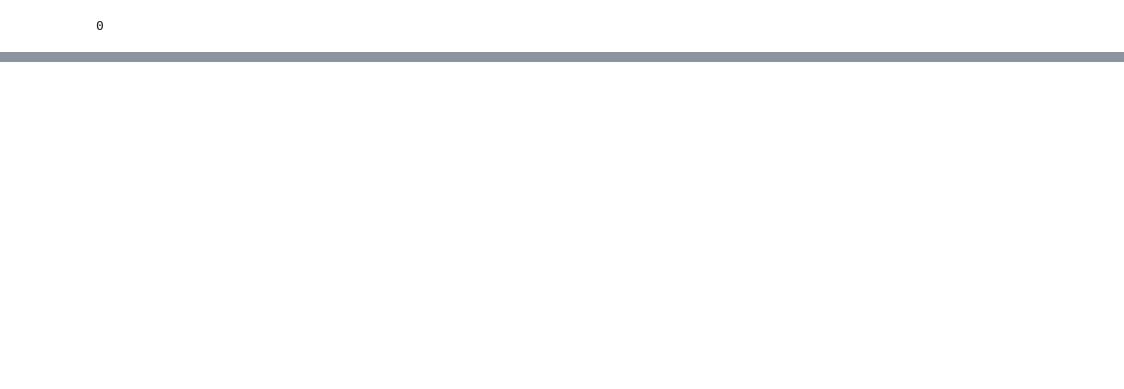
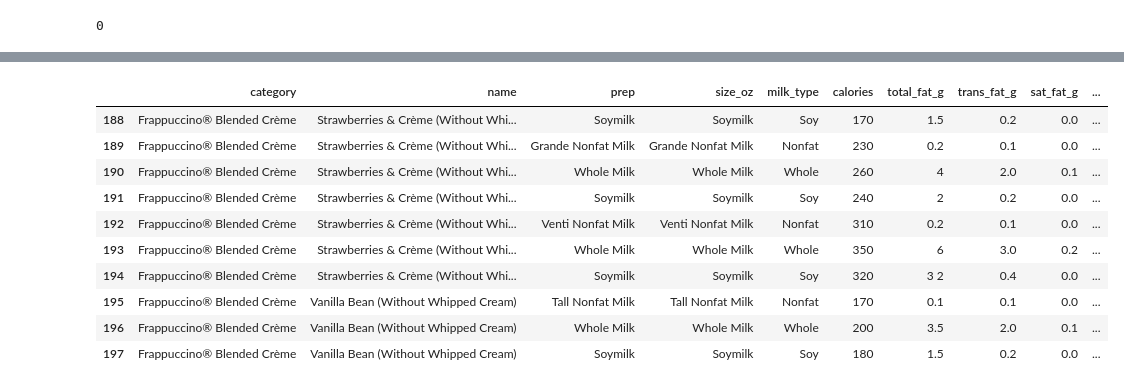
Before and after one commit to Ugi77/projects, a Jupyter notebook: NutritionAnalysisTour/clean_pandas.ipynb, the cells around one changed output, grey strips where cells are left out. Cells and saved outputs as stored; diff of their text form; code cells hidden in the pictures; blank space fills up the shorter version.

```diff
--- a/NutritionAnalysisTour/clean_pandas.ipynb
+++ b/NutritionAnalysisTour/clean_pandas.ipynb
@@ -267,0 +269,15 @@ sb_clean.head()
+# %%
+sb_clean_slice = sb_clean.loc[0:197]
+sb_clean_slice.tail(10)
+# %% [output]
+|  | category | name | prep | size_oz | milk_type | calories | total_fat_g | trans_fat_g | sat_fat_g | ... |
+| 188 | Frappuccino® Blended Crème | Strawberries & Crème (Without Whi... | Soymilk | Soymilk | Soy | 170 | 1.5 | 0.2 | 0.0 | ... |
+| 189 | Frappuccino® Blended Crème | Strawberries & Crème (Without Whi... | Grande Nonfat Milk | Grande Nonfat Milk | Nonfat | 230 | 0.2 | 0.1 | 0.0 | ... |
+| 190 | Frappuccino® Blended Crème | Strawberries & Crème (Without Whi... | Whole Milk | Whole Milk | Whole | 260 | 4 | 2.0 | 0.1 | ... |
+| 191 | Frappuccino® Blended Crème | Strawberries & Crème (Without Whi... | Soymilk | Soymilk | Soy | 240 | 2 | 0.2 | 0.0 | ... |
+| 192 | Frappuccino® Blended Crème | Strawberries & Crème (Without Whi... | Venti Nonfat Milk | Venti Nonfat Milk | Nonfat | 310 | 0.2 | 0.1 | 0.0 | ... |
+| 193 | Frappuccino® Blended Crème | Strawberries & Crème (Without Whi... | Whole Milk | Whole Milk | Whole | 350 | 6 | 3.0 | 0.2 | ... |
+| 194 | Frappuccino® Blended Crème | Strawberries & Crème (Without Whi... | Soymilk | Soymilk | Soy | 320 | 3 2 | 0.4 | 0.0 | ... |
+| 195 | Frappuccino® Blended Crème | Vanilla Bean (Without Whipped Cream) | Tall Nonfat Milk | Tall Nonfat Milk | Nonfat | 170 | 0.1 | 0.1 | 0.0 | ... |
+| 196 | Frappuccino® Blended Crème | Vanilla Bean (Without Whipped Cream) | Whole Milk | Whole Milk | Whole | 200 | 3.5 | 2.0 | 0.1 | ... |
+| 197 | Frappuccino® Blended Crème | Vanilla Bean (Without Whipped Cream) | Soymilk | Soymilk | Soy | 180 | 1.5 | 0.2 | 0.0 | ... |
```
Also changed, not shown: parts of 22 cells of this notebook.
